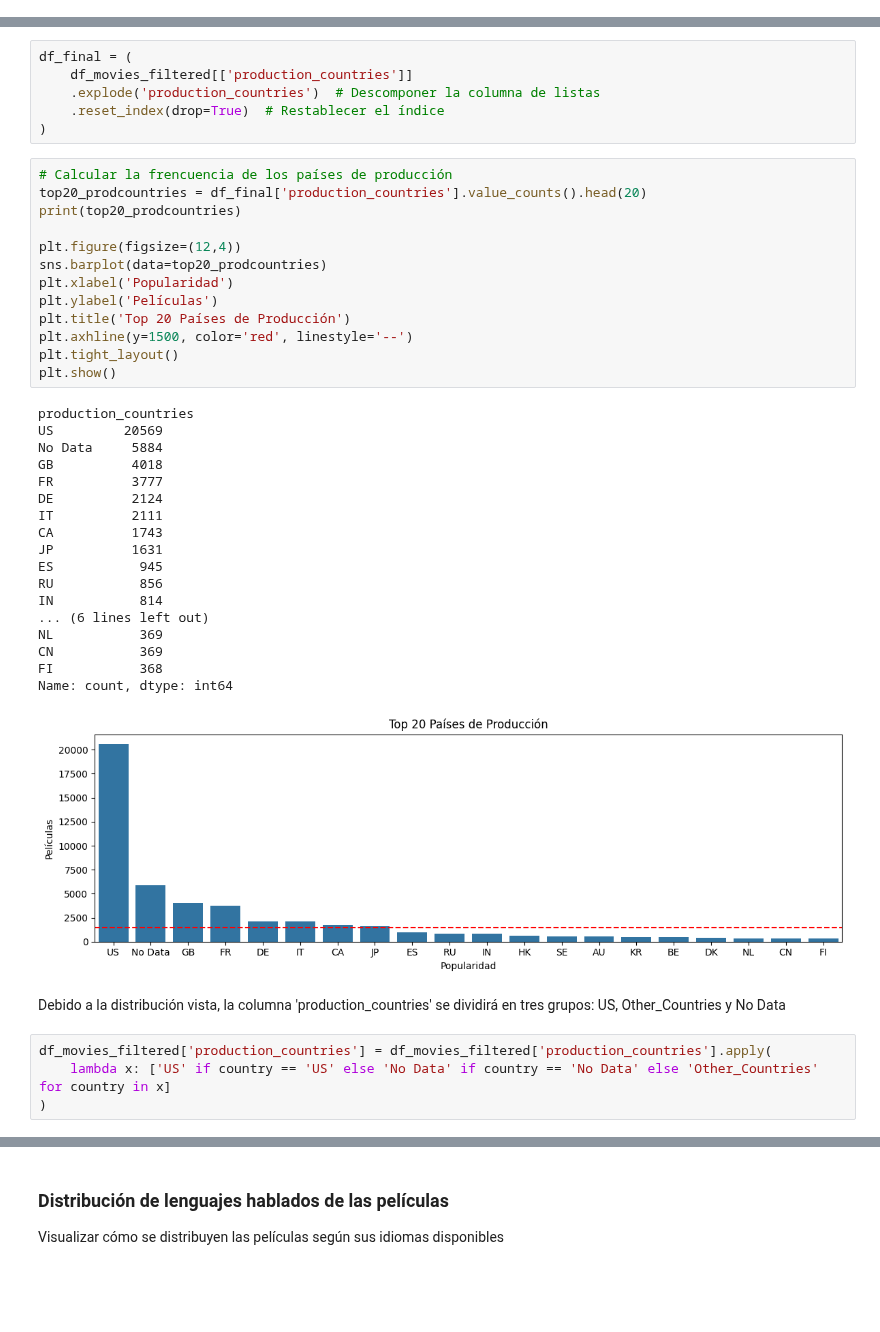
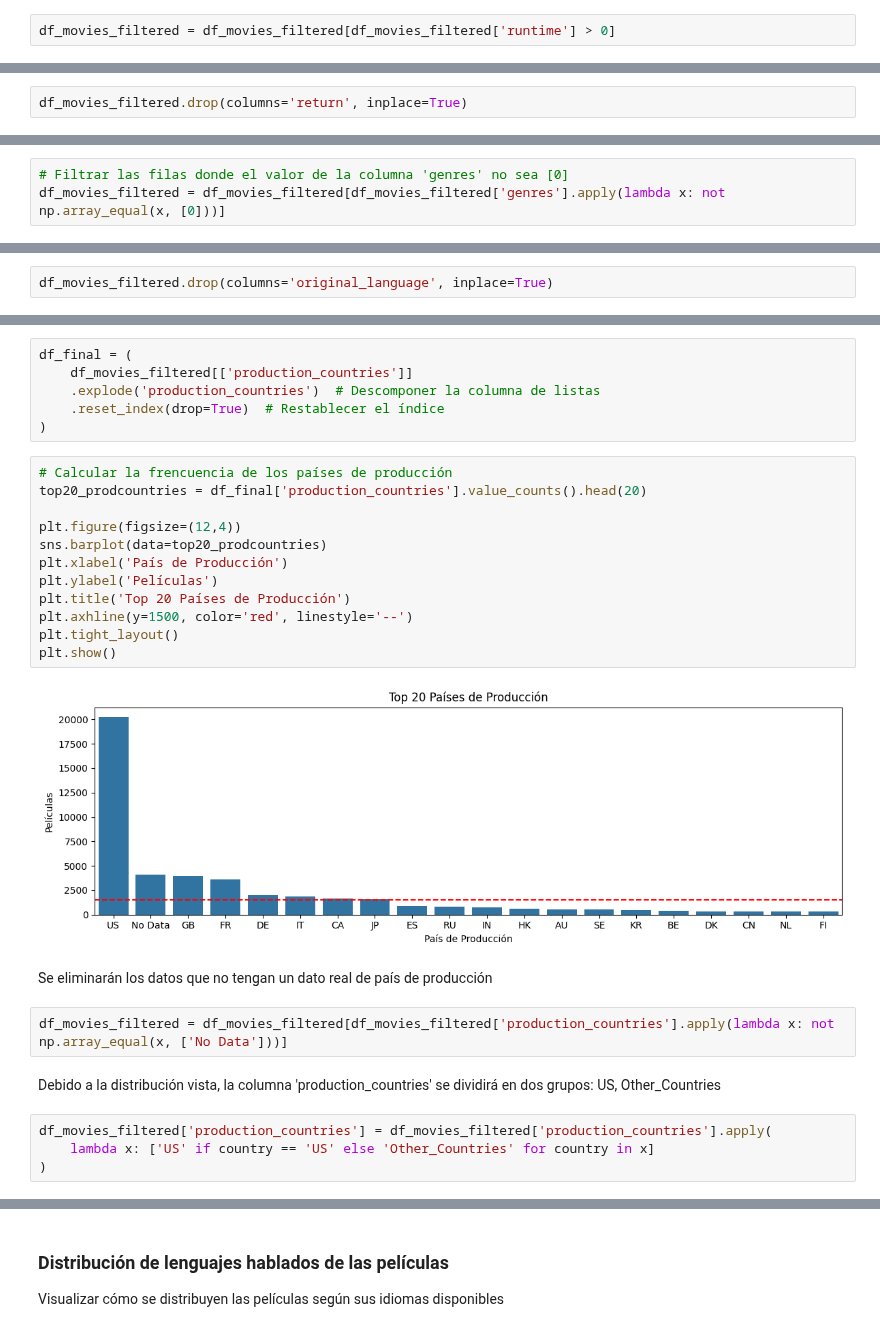
Before and after one commit to alejocampos1/Movies_Recommendation_2024, a Jupyter notebook: Notebooks/eda.ipynb, the cells around one changed output, grey strips where cells are left out. Drawn from its saved outputs; the diff is of its cells as text; blank space fills up the shorter version.

```diff
--- a/Notebooks/eda.ipynb
+++ b/Notebooks/eda.ipynb
@@ -308,3 +292,5 @@ plt.show()
+# %%
+df_movies_filtered = df_movies_filtered[df_movies_filtered['runtime'] > 0]
 # %% [markdown]
 ### Distribución de presupuesto de las películas
 Visualizar cómo se distribuyen las películas en su presupuesto
@@ -349,3 +337,5 @@ df_movies_filtered.head(2)
+# %%
+df_movies_filtered.drop(columns='return', inplace=True)
 # %% [markdown]
 ### Distribución de Géneros
 Los géneros juegan un papel importante en las recomendaciones, ya que son características clave para la similitud de las películas.
@@ -403,3 +395,6 @@ plt.show()
+# %%
+# Filtrar las filas donde el valor de la columna 'genres' no sea [0]
+df_movies_filtered = df_movies_filtered[df_movies_filtered['genres'].apply(lambda x: not np.array_equal(x, [0]))]
 # %% [markdown]
 ### Distribución de años de lanzamiento
 Visualizar cómo se distribuyen las películas a lo largo de los años
@@ -457,3 +458,5 @@ df_movies_filtered['original_language'] = df_movies_filtered['original_language'
+# %%
+df_movies_filtered.drop(columns='original_language', inplace=True)
 # %%
 df_movies_filtered.head(1)
 # %% [output]
@@ -471,40 +474,26 @@ df_final = (
 # %%
 # Calcular la frencuencia de los países de producción
 top20_prodcountries = df_final['production_countries'].value_counts().head(20)
-print(top20_prodcountries)
 
 plt.figure(figsize=(12,4))
 sns.barplot(data=top20_prodcountries)
-plt.xlabel('Popularidad')
+plt.xlabel('País de Producción')
 plt.ylabel('Películas')
 plt.title('Top 20 Países de Producción')
 plt.axhline(y=1500, color='red', linestyle='--')
 plt.tight_layout()
 plt.show()
 # %% [output]
-production_countries
-US         20569
-No Data     5884
-GB          4018
-FR          3777
-DE          2124
-IT          2111
-CA          1743
-JP          1631
-ES           945
-RU           856
-IN           814
-... (6 lines left out)
-NL           369
-CN           369
-FI           368
-Name: count, dtype: int64
-[figure, old version]
+[figure, new version]
+# %% [markdown]
+Se eliminarán los datos que no tengan un dato real de país de producción
+# %%
+df_movies_filtered = df_movies_filtered[df_movies_filtered['production_countries'].apply(lambda x: not np.array_equal(x, ['No Data']))]
 # %% [markdown]
-Debido a la distribución vista, la columna 'production_countries' se dividirá en tres grupos: US, Other_Countries y No Data
+Debido a la distribución vista, la columna 'production_countries' se dividirá en dos grupos: US, Other_Countries
 # %%
 df_movies_filtered['production_countries'] = df_movies_filtered['production_countries'].apply(
-    lambda x: ['US' if country == 'US' else 'No Data' if country == 'No Data' else 'Other_Countries' for country in x]
+    lambda x: ['US' if country == 'US' else 'Other_Countries' for country in x]
 )
 # %%
 df_movies_filtered.head(1)
```
Also changed, not shown: parts of 39 cells of this notebook, 3 other files.
